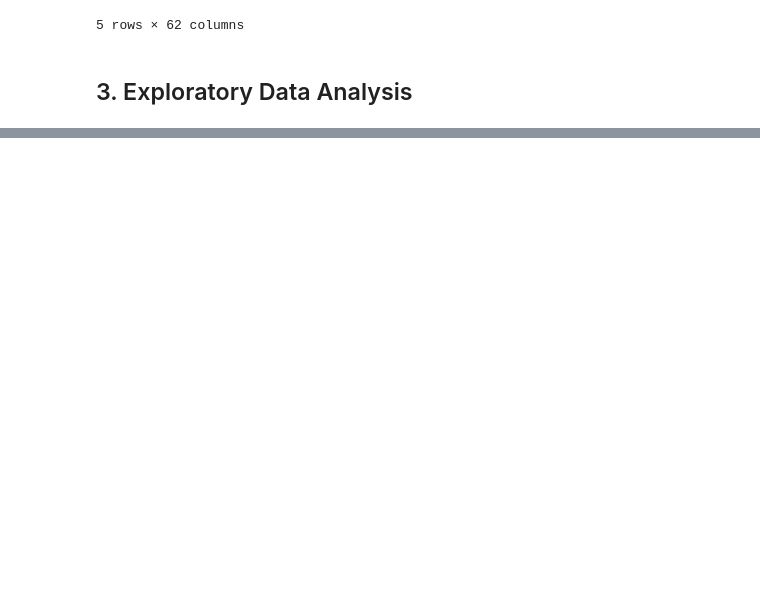
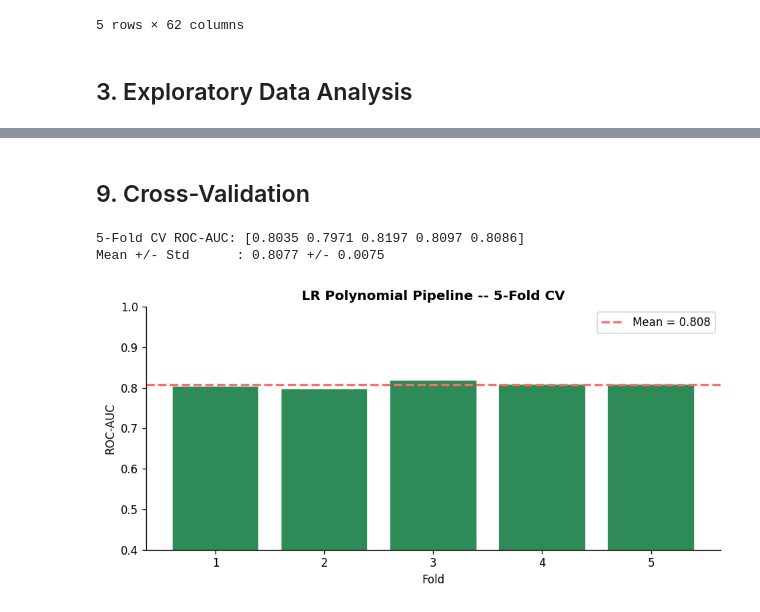
Before and after one commit to kavinda0126/Coral-Reef-Bleaching-Prediction-App, a Jupyter notebook: notebooks/training/01_LogisticRegression.ipynb, the cells around one changed output, grey strips where cells are left out. Cells and saved outputs as stored; diff of their text form; code cells hidden in the pictures; blank space fills up the shorter version.

```diff
--- a/notebooks/training/01_LogisticRegression.ipynb
+++ b/notebooks/training/01_LogisticRegression.ipynb
@@ -879,0 +346,24 @@ Downloading files...
+# %%
+# Simple pipeline: scaler + LR (no poly) for comparison
+lr_baseline_pipe = Pipeline([
+    ('scaler', StandardScaler()),
+    ('lr',     LogisticRegression(
+                   C=1.0, solver='lbfgs', penalty='l2',
+                   class_weight='balanced', max_iter=2000,
+                   random_state=RANDOM_STATE, n_jobs=-1))
+])
+
+t0 = time.time()
+lr_baseline_pipe.fit(X_train, y_train)
+t1 = time.time()
+
+y_prob_base = lr_baseline_pipe.predict_proba(X_test)[:,1]
+y_pred_base = lr_baseline_pipe.predict(X_test)
+
+print(f'Baseline trained in {t1-t0:.1f}s')
+print('BASELINE RESULTS')
+print('='*40)
+print(f'  Accuracy : {accuracy_score(y_test, y_pred_base):.4f}')
+print(f'  F1-Score : {f1_score(y_test, y_pred_base, zero_division=0):.4f}')
+print(f'  ROC-AUC  : {roc_auc_score(y_test, y_prob_base):.4f}')
+print('='*40)
@@ -879,0 +538,21 @@ Downloading files...
+# %% [markdown]
+## 9. Cross-Validation
+# %%
+cv_scores = cross_val_score(
+    lr_best, X_train, y_train, cv=5, scoring='roc_auc', n_jobs=-1)
+print('5-Fold CV ROC-AUC:', cv_scores.round(4))
+print('Mean +/- Std      :', round(cv_scores.mean(), 4), '+/-', round(cv_scores.std(), 4))
+
+plt.figure(figsize=(8, 4))
+plt.bar(range(1, 6), cv_scores, color='#2E8B57', edgecolor='white')
+plt.axhline(cv_scores.mean(), color='#FF6B6B', lw=2, ls='--',
+            label=f'Mean = {cv_scores.mean():.3f}')
+plt.xlabel('Fold'); plt.ylabel('ROC-AUC'); plt.ylim(0.4, 1.0)
+plt.title('LR Polynomial Pipeline -- 5-Fold CV', fontweight='bold')
+plt.legend(); plt.tight_layout()
+plt.savefig('outputs/cv_LR.png', bbox_inches='tight')
+plt.show()
+# %% [output]
+5-Fold CV ROC-AUC: [0.8035 0.7971 0.8197 0.8097 0.8086]
+Mean +/- Std      : 0.8077 +/- 0.0075
+[figure, added]
```
Also changed, not shown: parts of 52 cells of this notebook, 7 other files.
